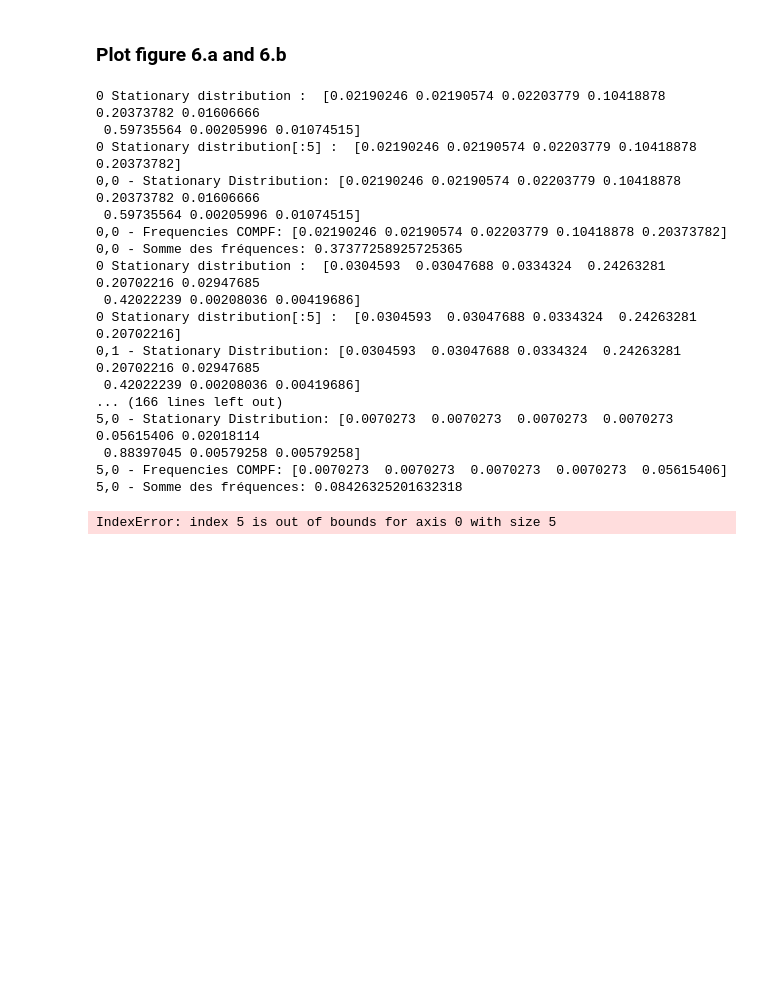
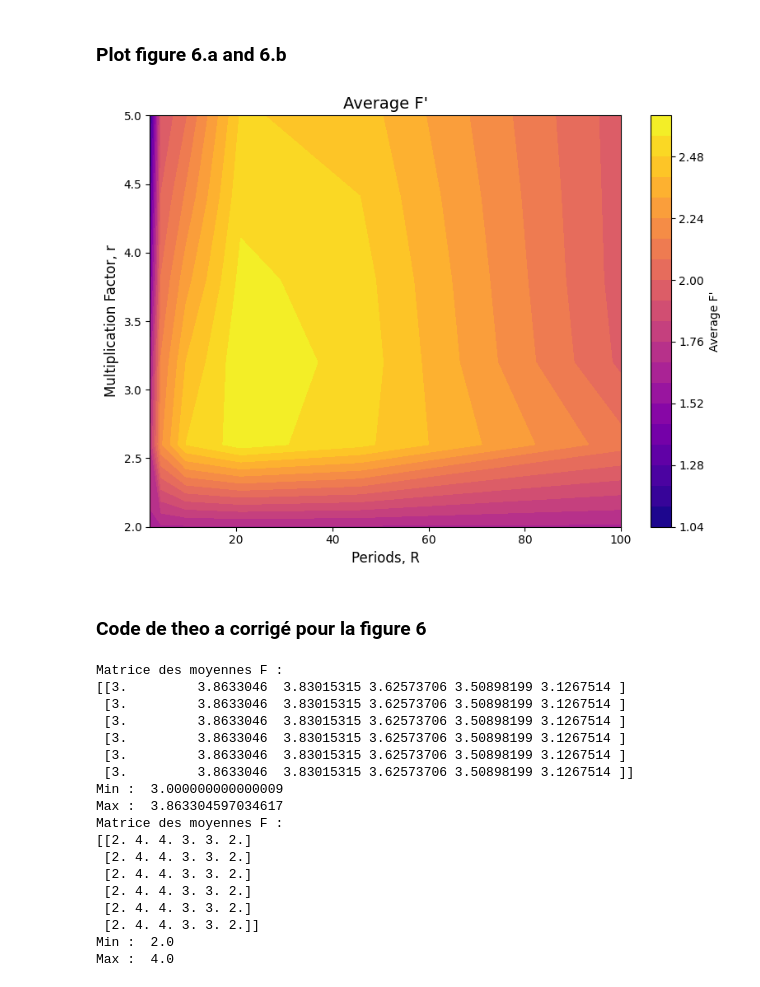
Before and after one commit to Teytey2002/Projet_Learning, a Jupyter notebook: Project.ipynb, the cells around one changed output. Saved outputs shown, nothing was run; the diff lists cells and outputs as text; code cells hidden in the pictures; blank space fills up the shorter version.

Commit message:
try figure 6

```diff
--- a/Project.ipynb
+++ b/Project.ipynb
@@ -572,9 +697,31 @@ plt.show()
+# %%
+# Création du graphique
+fig, ax = plt.subplots(figsize=(8, 6))
+
+# Contourf (remplissage des contours)
+contour = ax.contourf(R_values, r_values, results, levels=20, cmap="plasma")
+
+# Ajouter une barre de couleur
+cbar = plt.colorbar(contour, ax=ax, orientation="vertical", label="Average F'")
+
+# Ajout des étiquettes
+ax.set_title("Average F'", fontsize=14)
+ax.set_xlabel("Periods, R", fontsize=12)
+ax.set_ylabel("Multiplication Factor, r", fontsize=12)
+
+# Affichage
+plt.tight_layout()
+plt.show()
+# %% [output]
+[figure, added]
+# %% [markdown]
+### Code de theo a corrigé pour la figure 6
 # %%
 eps = 0.25
 delta = 20.
 beta = 0.25
 
-nb_points = 5
+nb_points = 6
 R_values = np.array([2, 5, 10, 20, 50, 100])
 r_values = np.linspace(2., 5., nb_points)
 
@@ -583,24 +730,22 @@ optimal_F_prime = np.zeros((nb_points, len(R_values)))
 
 for i, R in enumerate(R_values):
     for j, r in enumerate(r_values):
-        game = PGGWithCommitment_R(group_size, c, r, eps, delta, R)
+        game = PGGWithLongCommitment(group_size, c, r, eps, delta, R,i)
         evolver = PairwiseComparison(Z, game)
         transition_matrix,_ = evolver.calculate_transition_and_fixation_matrix_sml(beta)
         stationary_distribution = calculate_stationary_distribution(transition_matrix.transpose())
-        print(i, "Stationary distribution : ", stationary_distribution)
-        print(i, "Stationary distribution[:5] : ", stationary_distribution[:5])
 
 
         # Vérification de la taille
-        print(f"{i},{j} - Stationary Distribution:", stationary_distribution)
+        #print(f"{i},{j} - Stationary Distribution:", stationary_distribution)
 
         # Sélection des 5 premières stratégies COMPF
         freq_COMPF = stationary_distribution[:5]
-        print(f"{i},{j} - Frequencies COMPF:", freq_COMPF)
+        #print(f"{i},{j} - Frequencies COMPF:", freq_COMPF)
 
         # Vérification de la somme
         freq_sum = sum(freq_COMPF)
-        print(f"{i},{j} - Somme des fréquences:", freq_sum)
+        # print(f"{i},{j} - Somme des fréquences:", freq_sum)
         # Limiter aux 5 premières stratégies COMPF (indices 0 à 4)
                 # Calcul des moyennes uniquement si freq_sum > 0
         if freq_sum > 0:  # Tolérance minimale
@@ -611,8 +756,8 @@ for i, R in enumerate(R_values):
             average_F_prime[i, j] = 0
             optimal_F_prime[i, j] = 0
 
-        #average_F_prime[i, j] = sum(stationary_distribution[0:5] * np.arange(1, 6)) / sum(stationary_distribution[0:5])
-        #optimal_F_prime[i, j] = np.argmax(stationary_distribution[0:5]) + 1
+        average_F_prime[i, j] = sum(stationary_distribution[0:5] * np.arange(1, 6)) / sum(stationary_distribution[0:5])
+        optimal_F_prime[i, j] = np.argmax(stationary_distribution[0:5]) + 1
 
 # Vérifier les valeurs calculées
 print("Matrice des moyennes F :")
@@ -625,24 +770,24 @@ print(optimal_F_prime)
 print("Min : ", np.min(optimal_F_prime))
 print("Max : ", np.max(optimal_F_prime))
 # %% [output]
-0 Stationary distribution :  [0.02190246 0.02190574 0.02203779 0.10418878 0.20373782 0.01606666
- 0.59735564 0.00205996 0.01074515]
-0 Stationary distribution[:5] :  [0.02190246 0.02190574 0.02203779 0.10418878 0.20373782]
-0,0 - Stationary Distribution: [0.02190246 0.02190574 0.02203779 0.10418878 0.20373782 0.01606666
- 0.59735564 0.00205996 0.01074515]
-0,0 - Frequencies COMPF: [0.02190246 0.02190574 0.02203779 0.10418878 0.20373782]
-0,0 - Somme des fréquences: 0.37377258925725365
-0 Stationary distribution :  [0.0304593  0.03047688 0.0334324  0.24263281 0.20702216 0.02947685
- 0.42022239 0.00208036 0.00419686]
-0 Stationary distribution[:5] :  [0.0304593  0.03047688 0.0334324  0.24263281 0.20702216]
-0,1 - Stationary Distribution: [0.0304593  0.03047688 0.0334324  0.24263281 0.20702216 0.02947685
- 0.42022239 0.00208036 0.00419686]
-... (166 lines left out)
-5,0 - Stationary Distribution: [0.0070273  0.0070273  0.0070273  0.0070273  0.05615406 0.02018114
- 0.88397045 0.00579258 0.00579258]
-5,0 - Frequencies COMPF: [0.0070273  0.0070273  0.0070273  0.0070273  0.05615406]
-5,0 - Somme des fréquences: 0.08426325201632318
+Matrice des moyennes F :
+[[3.         3.8633046  3.83015315 3.62573706 3.50898199 3.1267514 ]
+ [3.         3.8633046  3.83015315 3.62573706 3.50898199 3.1267514 ]
+ [3.         3.8633046  3.83015315 3.62573706 3.50898199 3.1267514 ]
+ [3.         3.8633046  3.83015315 3.62573706 3.50898199 3.1267514 ]
+ [3.         3.8633046  3.83015315 3.62573706 3.50898199 3.1267514 ]
+ [3.         3.8633046  3.83015315 3.62573706 3.50898199 3.1267514 ]]
+Min :  3.000000000000009
+Max :  3.863304597034617
+Matrice des moyennes F :
+[[2. 4. 4. 3. 3. 2.]
+ [2. 4. 4. 3. 3. 2.]
+ [2. 4. 4. 3. 3. 2.]
+ [2. 4. 4. 3. 3. 2.]
+ [2. 4. 4. 3. 3. 2.]
+ [2. 4. 4. 3. 3. 2.]]
+Min :  2.0
+Max :  4.0
-IndexError: index 5 is out of bounds for axis 0 with size 5
 # %%
 # Tracer les figures 6a et 6b
 fig, axes = plt.subplots(1, 2, figsize=(12, 6), dpi=150)
```
Also changed, not shown: parts of 9 cells of this notebook, 2 other files.
